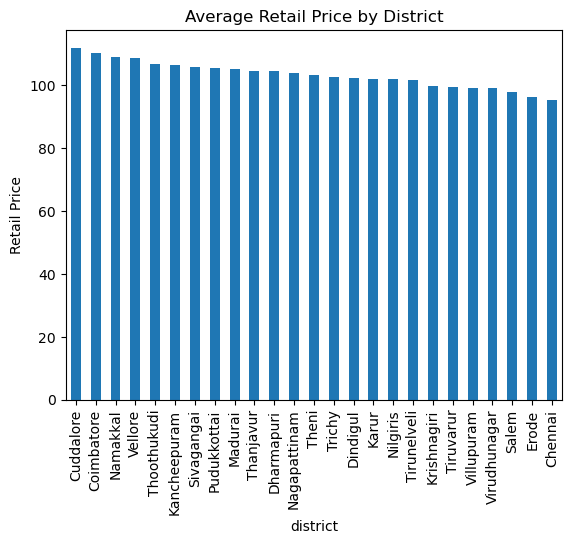
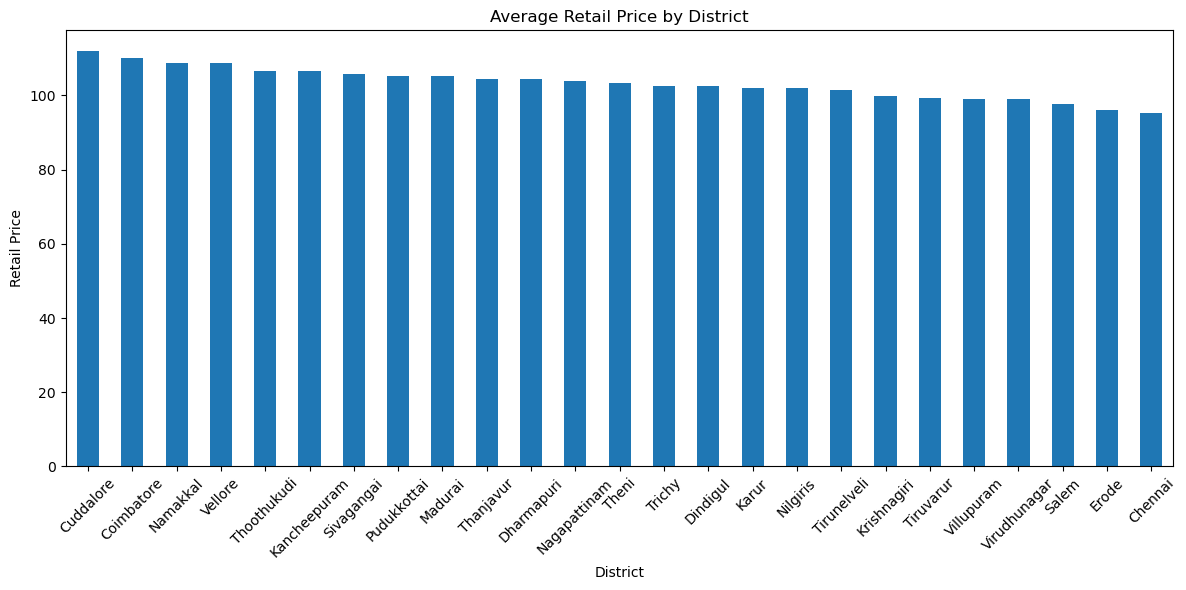
The change to this notebook cell's code, shown as a diff; its figure went from the first image to the second:
--- before
+++ after
@@ -1,2 +1,4 @@
+import matplotlib.pyplot as plt
+
 district_price = (
     df.groupby('district')['retail_price_inr_per_kg']
@@ -5,9 +7,23 @@
 )
 
+plt.figure(figsize=(12,6))
+
 district_price.plot(kind='bar')
 
 plt.title("Average Retail Price by District")
 
+plt.xlabel("District")
+
 plt.ylabel("Retail Price")
 
+plt.xticks(rotation=45)
+
+plt.tight_layout()
+
+plt.savefig(
+    "../images/district_price_chart.png",
+    dpi=300,
+    bbox_inches='tight'
+)
+
 plt.show()

Commit: Added vegetable-wise price analysis